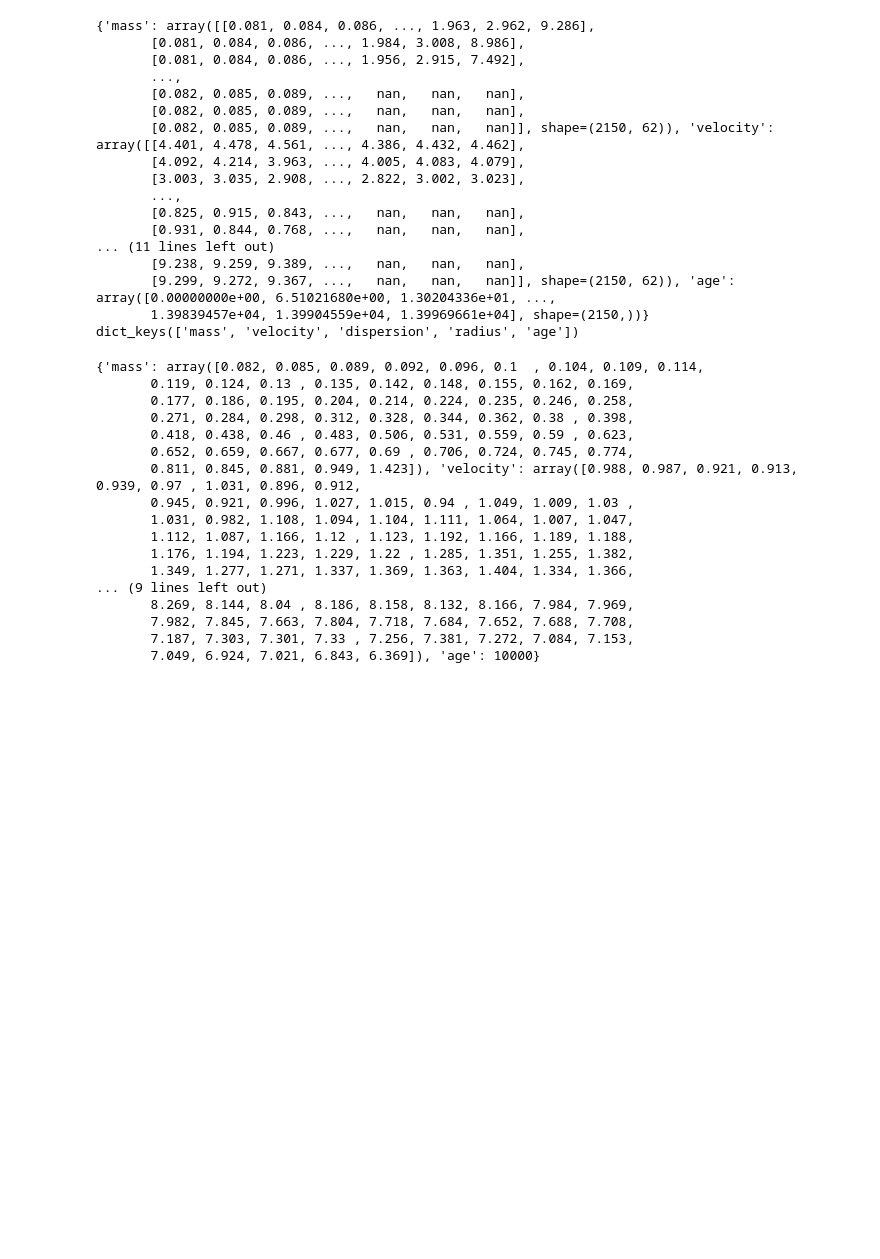
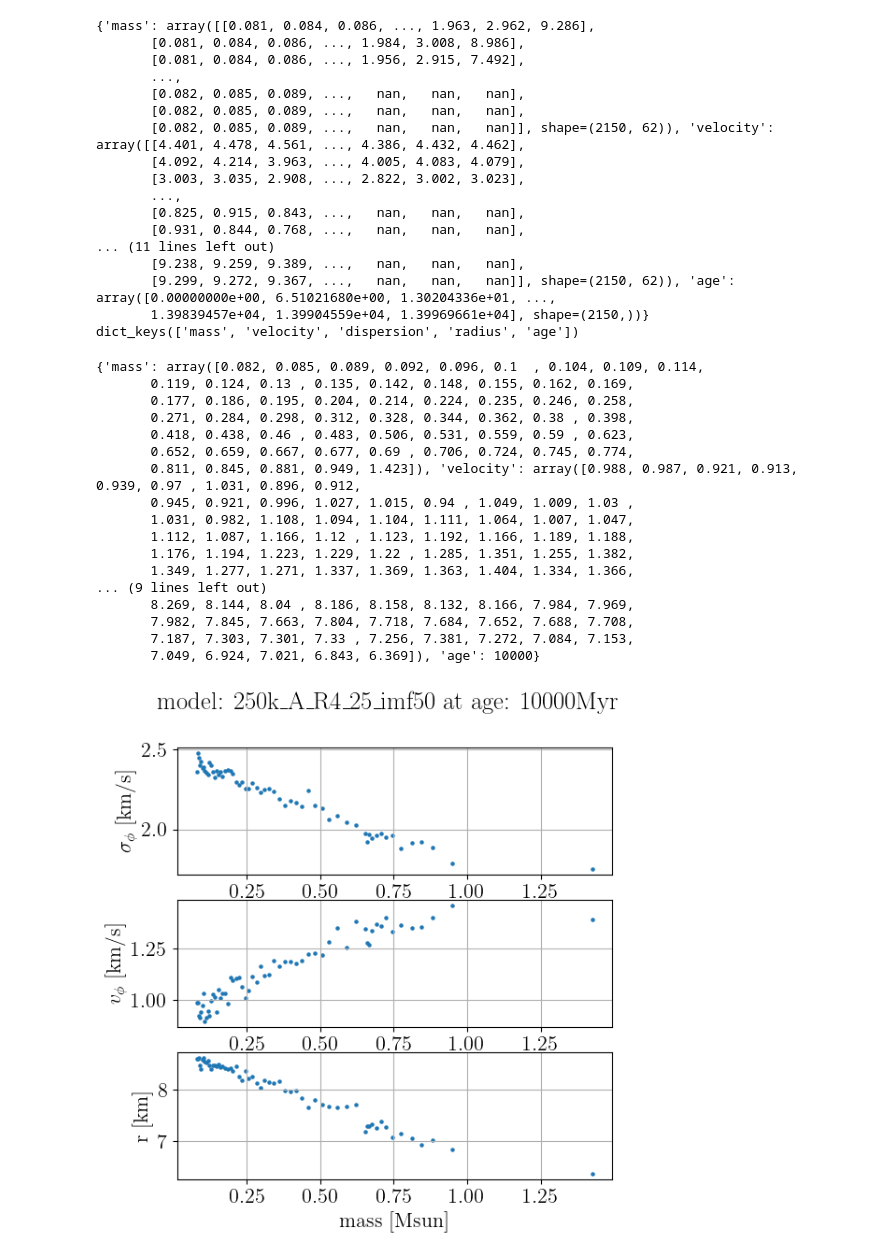
Before and after one commit to theocrt/phy-so-mass-dependent, a Jupyter notebook: demo_data_loader.ipynb, the cells around one changed output. Drawn from its saved outputs; the diff is of its cells as text; code cells hidden in the pictures; blank space fills up the shorter version.

```diff
--- a/demo_data_loader.ipynb
+++ b/demo_data_loader.ipynb
@@ -109,28 +109,38 @@ dict_keys(['mass', 'velocity', 'dispersion', 'radius', 'age'])
 # %%
 # Take a slice at given age
 
 ref_age = 10000 # Myr
 slice_at_age = select_slice(data, ref_age)
 slice_at_age = dropna(slice_at_age)
 print(slice_at_age)
+
+fig, ax = plt.subplots(len(target_vars(data.keys())), 1, figsize=(6,6))
+fig.suptitle("model: " + selected_model + " at age: " + str(ref_age) + "Myr")
+for n,name in enumerate(target_vars(data.keys())):
+    sc = ax[n].scatter(slice_at_age['mass'], slice_at_age[name], s=5)
+    ax[n].set_xlabel("mass [Msun]")
+    ax[n].set_ylabel(labels[name])
+    ax[n].grid('on')
+plt.show()
 # %% [output]
 {'mass': array([0.082, 0.085, 0.089, 0.092, 0.096, 0.1  , 0.104, 0.109, 0.114,
        0.119, 0.124, 0.13 , 0.135, 0.142, 0.148, 0.155, 0.162, 0.169,
        0.177, 0.186, 0.195, 0.204, 0.214, 0.224, 0.235, 0.246, 0.258,
        0.271, 0.284, 0.298, 0.312, 0.328, 0.344, 0.362, 0.38 , 0.398,
        0.418, 0.438, 0.46 , 0.483, 0.506, 0.531, 0.559, 0.59 , 0.623,
        0.652, 0.659, 0.667, 0.677, 0.69 , 0.706, 0.724, 0.745, 0.774,
        0.811, 0.845, 0.881, 0.949, 1.423]), 'velocity': array([0.988, 0.987, 0.921, 0.913, 0.939, 0.97 , 1.031, 0.896, 0.912,
        0.945, 0.921, 0.996, 1.027, 1.015, 0.94 , 1.049, 1.009, 1.03 ,
        1.031, 0.982, 1.108, 1.094, 1.104, 1.111, 1.064, 1.007, 1.047,
        1.112, 1.087, 1.166, 1.12 , 1.123, 1.192, 1.166, 1.189, 1.188,
        1.176, 1.194, 1.223, 1.229, 1.22 , 1.285, 1.351, 1.255, 1.382,
        1.349, 1.277, 1.271, 1.337, 1.369, 1.363, 1.404, 1.334, 1.366,
 ... (9 lines left out)
        8.269, 8.144, 8.04 , 8.186, 8.158, 8.132, 8.166, 7.984, 7.969,
        7.982, 7.845, 7.663, 7.804, 7.718, 7.684, 7.652, 7.688, 7.708,
        7.187, 7.303, 7.301, 7.33 , 7.256, 7.381, 7.272, 7.084, 7.153,
        7.049, 6.924, 7.021, 6.843, 6.369]), 'age': 10000}
+[figure, added]
 # %%
 # Reduce data for plotting
 
```
Also changed, not shown: parts of 2 cells of this notebook.
